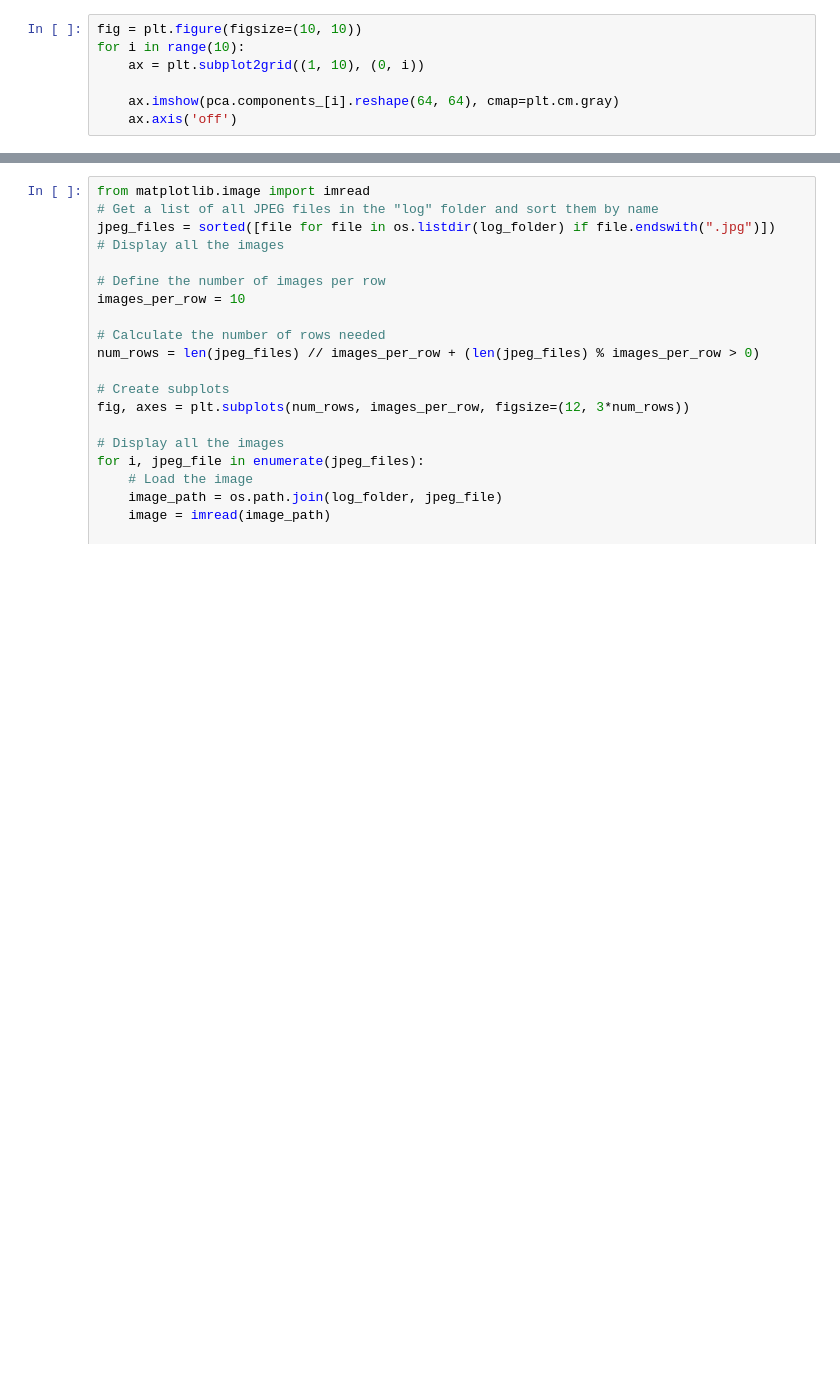
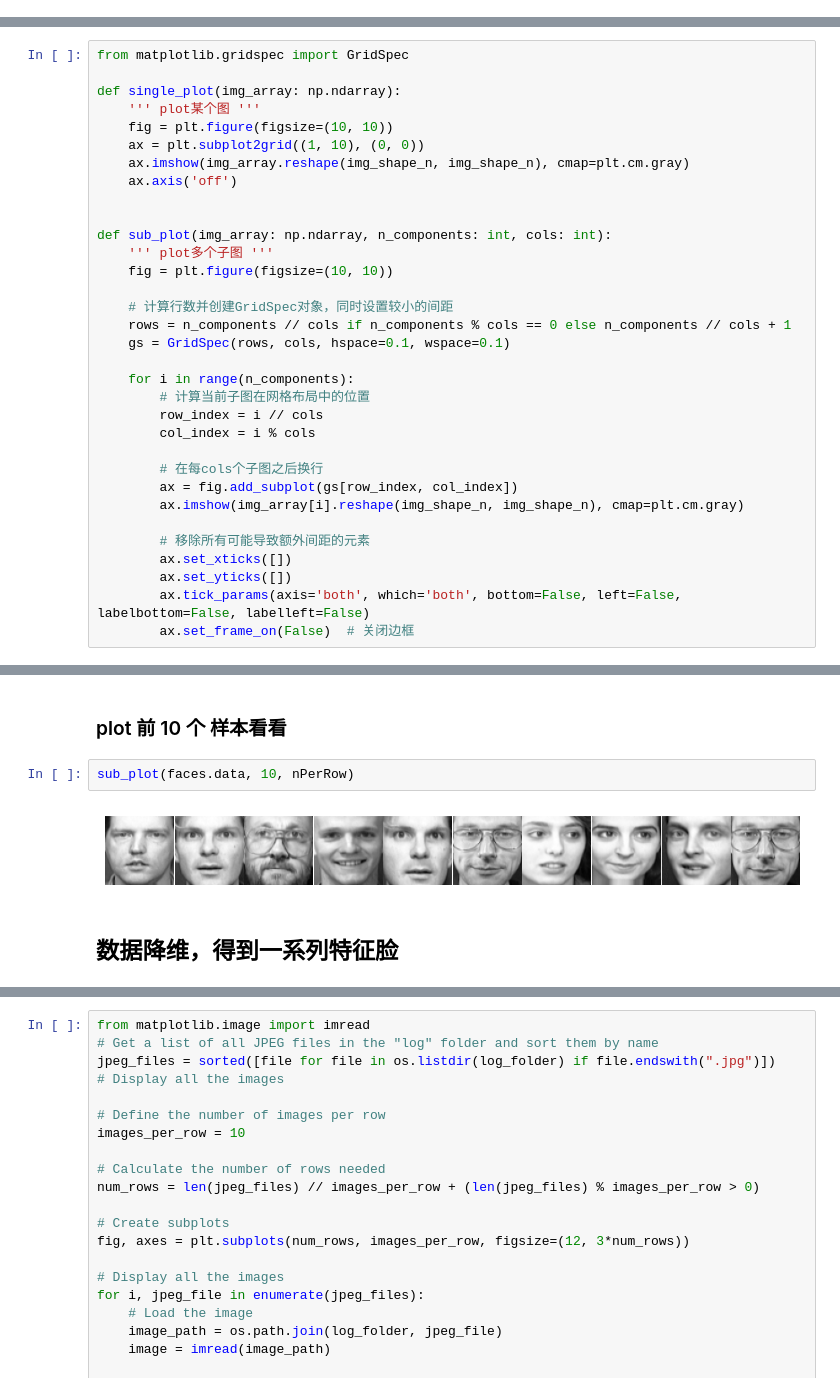
Before and after one commit to LeonMac/notebook, a Jupyter notebook: ai_math/c_10_PCA_SVD.ipynb, the cells around one changed output, grey strips where cells are left out. Cells and saved outputs as stored; diff of their text form; blank space fills up the shorter version.

```diff
--- a/ai_math/c_10_PCA_SVD.ipynb
+++ b/ai_math/c_10_PCA_SVD.ipynb
@@ -32,7 +9,0 @@ print(pca.components_.shape)
-# %%
-fig = plt.figure(figsize=(10, 10))
-for i in range(10):
-    ax = plt.subplot2grid((1, 10), (0, i))
-
-    ax.imshow(pca.components_[i].reshape(64, 64), cmap=plt.cm.gray)
-    ax.axis('off')
@@ -44,0 +25,33 @@ trans.shape
+# %%
+from matplotlib.gridspec import GridSpec
+
+def single_plot(img_array: np.ndarray):
+    ''' plot某个图 '''
+    fig = plt.figure(figsize=(10, 10))
+    ax = plt.subplot2grid((1, 10), (0, 0))
+    ax.imshow(img_array.reshape(img_shape_n, img_shape_n), cmap=plt.cm.gray)
+    ax.axis('off')
+
+
+def sub_plot(img_array: np.ndarray, n_components: int, cols: int):
+    ''' plot多个子图 '''
+    fig = plt.figure(figsize=(10, 10))
+
+    # 计算行数并创建GridSpec对象，同时设置较小的间距
+    rows = n_components // cols if n_components % cols == 0 else n_components // cols + 1
+    gs = GridSpec(rows, cols, hspace=0.1, wspace=0.1)
+
+    for i in range(n_components):
+        # 计算当前子图在网格布局中的位置
+        row_index = i // cols
+        col_index = i % cols
+
+        # 在每cols个子图之后换行
+        ax = fig.add_subplot(gs[row_index, col_index])
+        ax.imshow(img_array[i].reshape(img_shape_n, img_shape_n), cmap=plt.cm.gray)
+
+        # 移除所有可能导致额外间距的元素
+        ax.set_xticks([])
+        ax.set_yticks([])
+        ax.tick_params(axis='both', which='both', bottom=False, left=False, labelbottom=False, labelleft=False)
+        ax.set_frame_on(False)  # 关闭边框
@@ -44,0 +70,8 @@ trans.shape
+# %% [markdown]
+### plot 前 10 个 样本看看
+# %%
+sub_plot(faces.data, 10, nPerRow)
+# %% [output]
+[figure, added]
+# %% [markdown]
+## 数据降维，得到一系列特征脸
```
Also changed, not shown: parts of 29 cells of this notebook, 3 other files.
